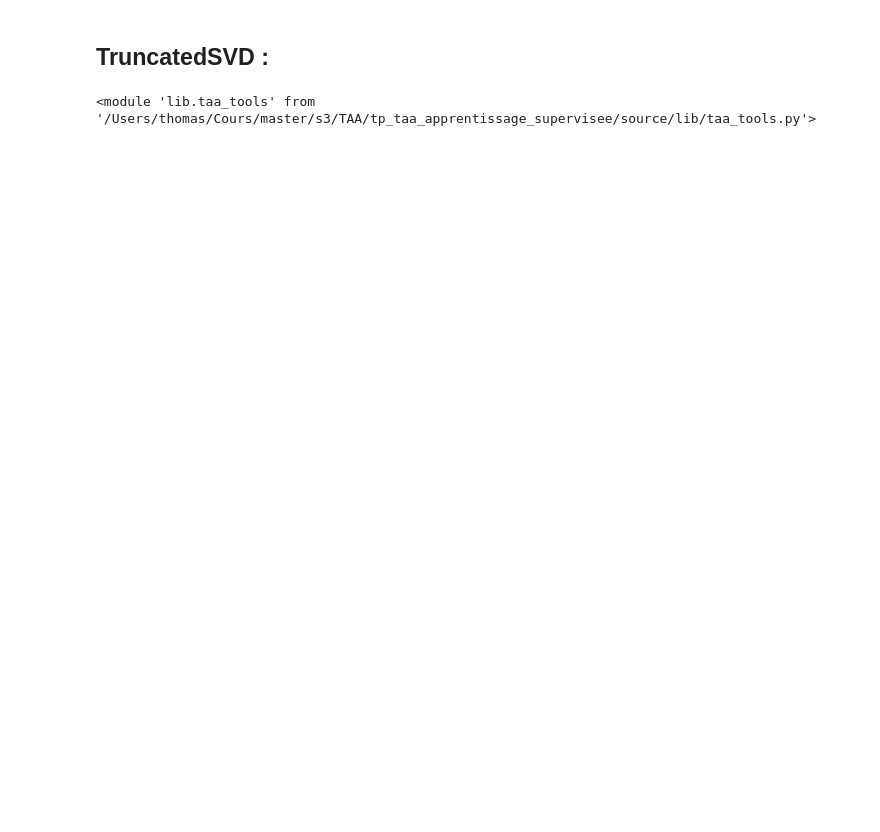
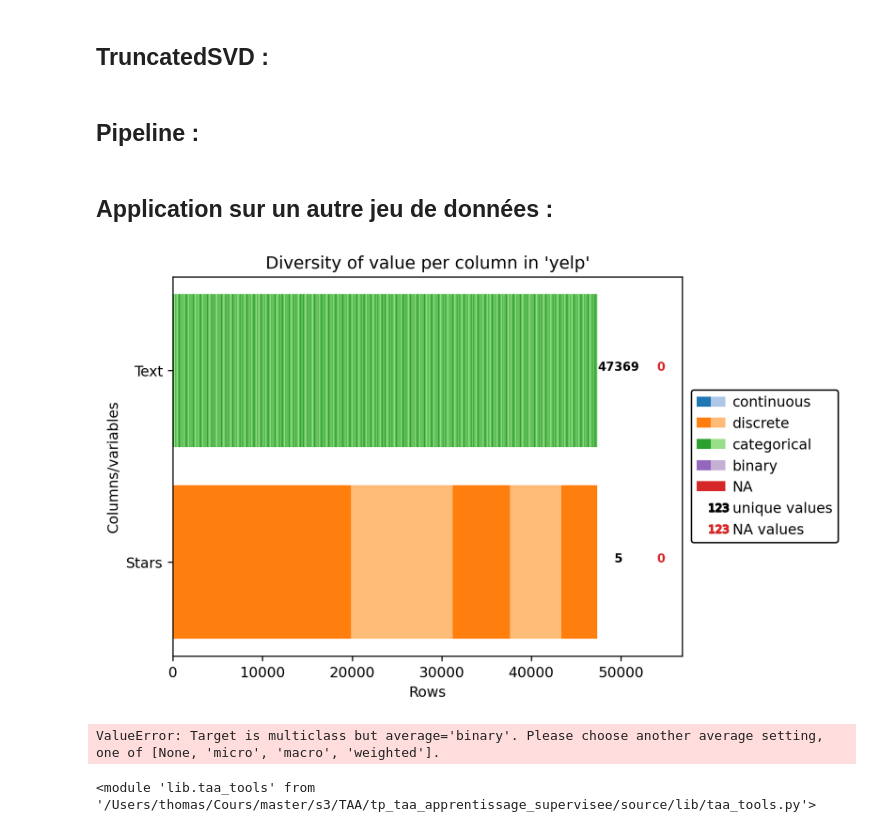
Before and after one commit to tyrosine-rex/tp_taa_apprentissage_supervisee, a Jupyter notebook: source/tp_final.ipynb, the cells around one changed output. Cells and saved outputs as stored; diff of their text form; code cells hidden in the pictures; blank space fills up the shorter version.

```diff
--- a/source/tp_final.ipynb
+++ b/source/tp_final.ipynb
@@ -13,6 +13,7 @@ filterwarnings('ignore')
 CREDIT_SCORE = "../data/credit_scoring.csv"
 CREDIT_SCORE_HET = "../data/credit.data"
 SPAM = "../data/SMSSpamCollection.data"
+YELP = "../data/yelp-text-by-stars.csv"
 # %% [markdown]
 # Apprentissage supervisé : Feature engineering et Classification
 
@@ -493,13 +494,13 @@ X_combined_mm = np.concatenate((X_num_imp_ss, X_cat_imp_bin), axis=1)
 X_combined_ss = np.concatenate((X_num_imp_mm, X_cat_imp_bin), axis=1)
 
 # run
-run3_vanilla = run_classifiers(CLASSIFIERS, X_combined, Y)
-run3_ss = run_classifiers(CLASSIFIERS, X_combined_mm, Y)
-run3_mm = run_classifiers(CLASSIFIERS, X_combined_ss, Y)
+run3_vanilla = taa.run_classifiers(CLASSIFIERS, X_combined, Y)
+run3_ss = taa.run_classifiers(CLASSIFIERS, X_combined_mm, Y)
+run3_mm = taa.run_classifiers(CLASSIFIERS, X_combined_ss, Y)
 
-result_run_clfs(run3_vanilla, "run3_imp_vanilla")
-result_run_clfs(run3_ss, "run2_imp_ss")
-result_run_clfs(run3_mm, "run2_imp_mm")
+taa.result_run_clfs(run3_vanilla, "run3_imp_vanilla")
+taa.result_run_clfs(run3_ss, "run2_imp_ss")
+taa.result_run_clfs(run3_mm, "run2_imp_mm")
 # %% [markdown]
 # Apprentissage supervisé sur des données textuelles : Feature engineering et Classification
 
@@ -562,17 +558,14 @@ taa.result_run_clfs(run4_tfid, "run4_tfid")
 # %%
 from sklearn.decomposition import TruncatedSVD
 
-# 10 concepts
-# svd10 = TruncatedSVD(n_components=10, random_state=1)
-# X_svd10 = svd10.fit_transform(X_vec_tfid)
+# 100 concepts
+svd100 = TruncatedSVD(n_components=100, n_iter=20, random_state=1)
+X_vec_tfid_svd100 = svd100.fit_transform(X_vec_tfid)
 
-# # 50 concepts
-# svd50 = TruncatedSVD(n_components=50, random_state=1)
-# X_svd50 = svd50.fit_transform(X_vec_tfid)
-
-# 100 concepts
-svd100 = TruncatedSVD(n_components=100, random_state=1)
-X_svd100 = svd100.fit_transform(X_vec_tfid)
+run4_tfid_svd100 = taa.run_classifiers(taa.CLASSIFIERS, X_vec_tfid_svd100, Y)
+taa.result_run_clfs(run4_tfid_svd100, "run4_tfid_svd100")
+# %% [markdown]
+## Pipeline :
 # %%
 from sklearn.pipeline import Pipeline
 
@@ -591,4 +584,25 @@ Text_Mining_MLP = Pipeline([
 ])
+# %% [markdown]
+## Application sur un autre jeu de données :
+# %%
+df_yelp = pd.read_csv(YELP, header = 0, sep = ';', encoding='iso-8859-1')
+
+taa.explore_data(df_yelp, "df_yelp")
+# %% [output]
+[figure, added]
+# %%
+X = df_yelp["Text"].values
+Y = df_yelp["Stars"].values
+
+xtrain, xtest, ytrain, ytest = train_test_split(X, Y, test_size=0.5, random_state=1)
+
+text_mining_RF.fit(xtrain, ytrain)
+text_mining_MLP.fit(xtrain, ytrain)
+
+test_pipe = taa.test_pipeline([text_mining_RF, text_mining_MLP], xtest, ytest)
+display(test_pipe)
+# %% [output]
+ValueError: Target is multiclass but average='binary'. Please choose another average setting, one of [None, 'micro', 'macro', 'weighted'].
 # %%
 from importlib import reload
 import lib.taa_tools as taa
```
Also changed, not shown: parts of 5 cells of this notebook, 1 other file.
